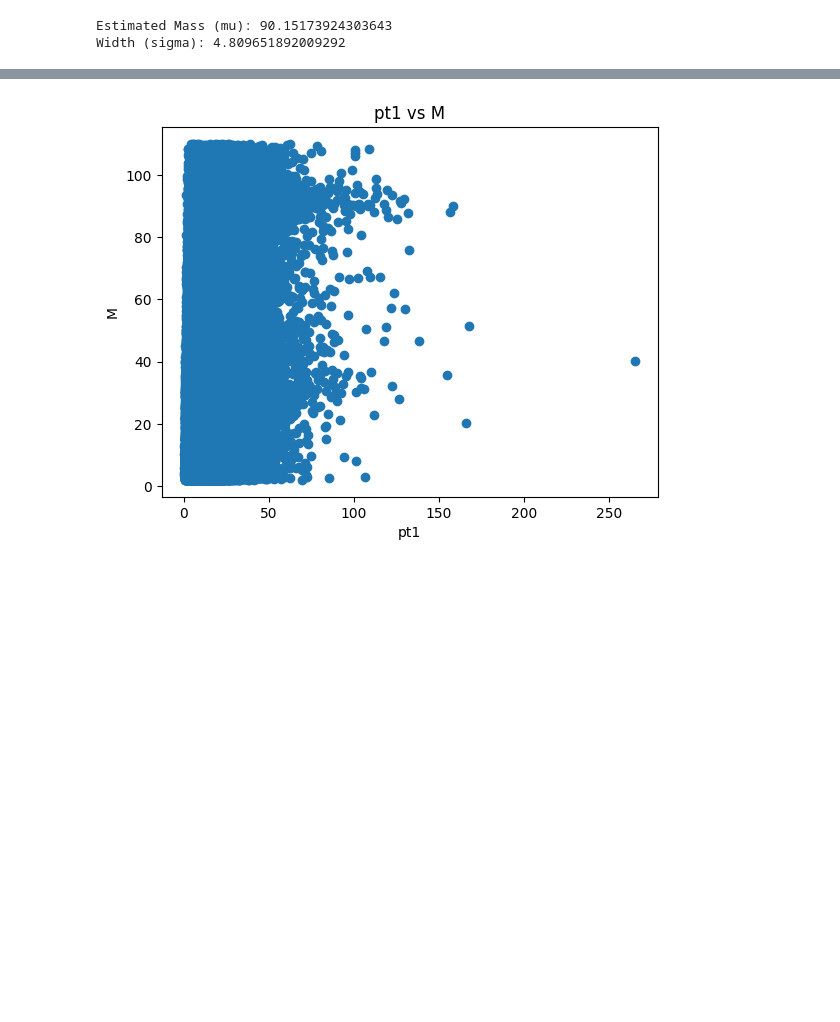
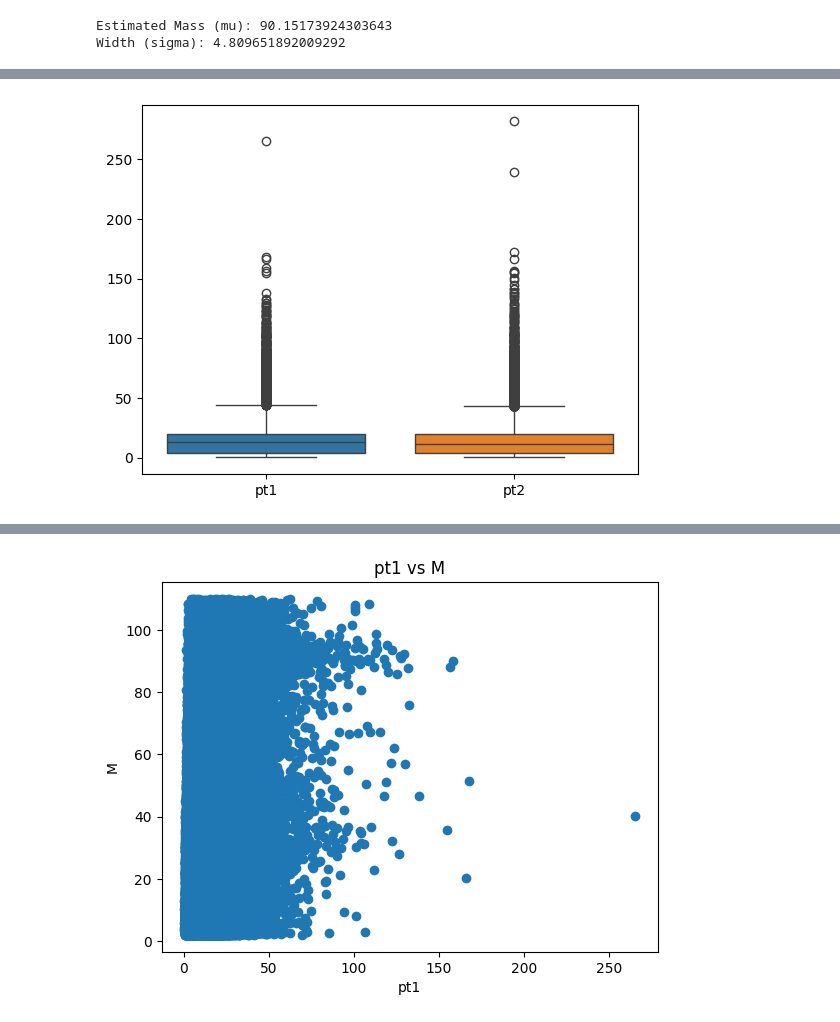
Before and after one commit to BinaryWhizz/Data-Analysis, a Jupyter notebook: Data Analysis 05/01.ipynb, the cells around one changed output, grey strips where cells are left out. Cells and saved outputs as stored; diff of their text form; code cells hidden in the pictures; blank space fills up the shorter version.

```diff
--- a/Data Analysis 05/01.ipynb
+++ b/Data Analysis 05/01.ipynb
@@ -204,0 +258,5 @@ Width (sigma): 4.809651892009292
+# %%
+sns.boxplot(data=data[['pt1', 'pt2']])
+plt.show()
+# %% [output]
+[figure, added]
```
Also changed, not shown: parts of 10 cells of this notebook.
